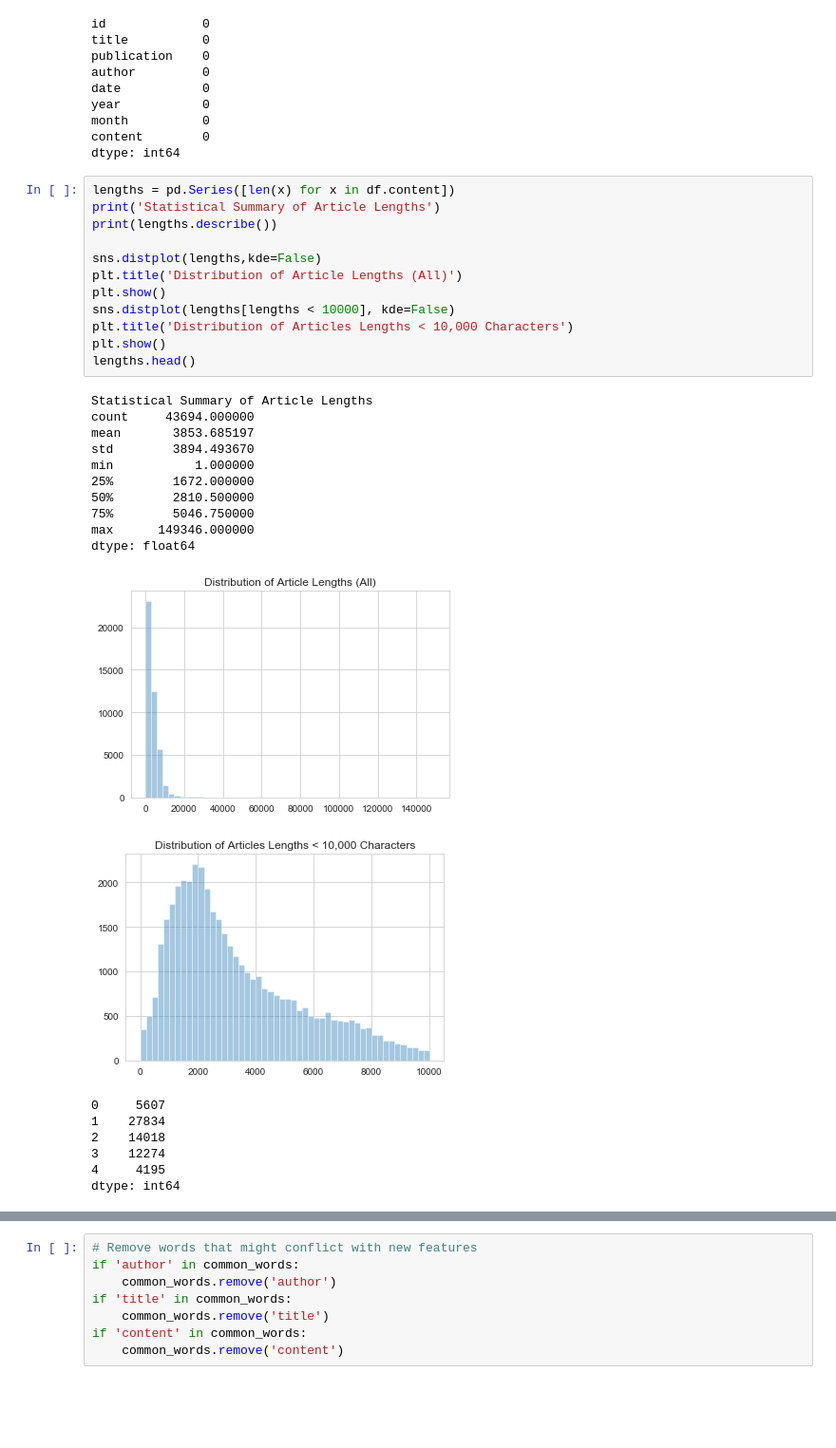
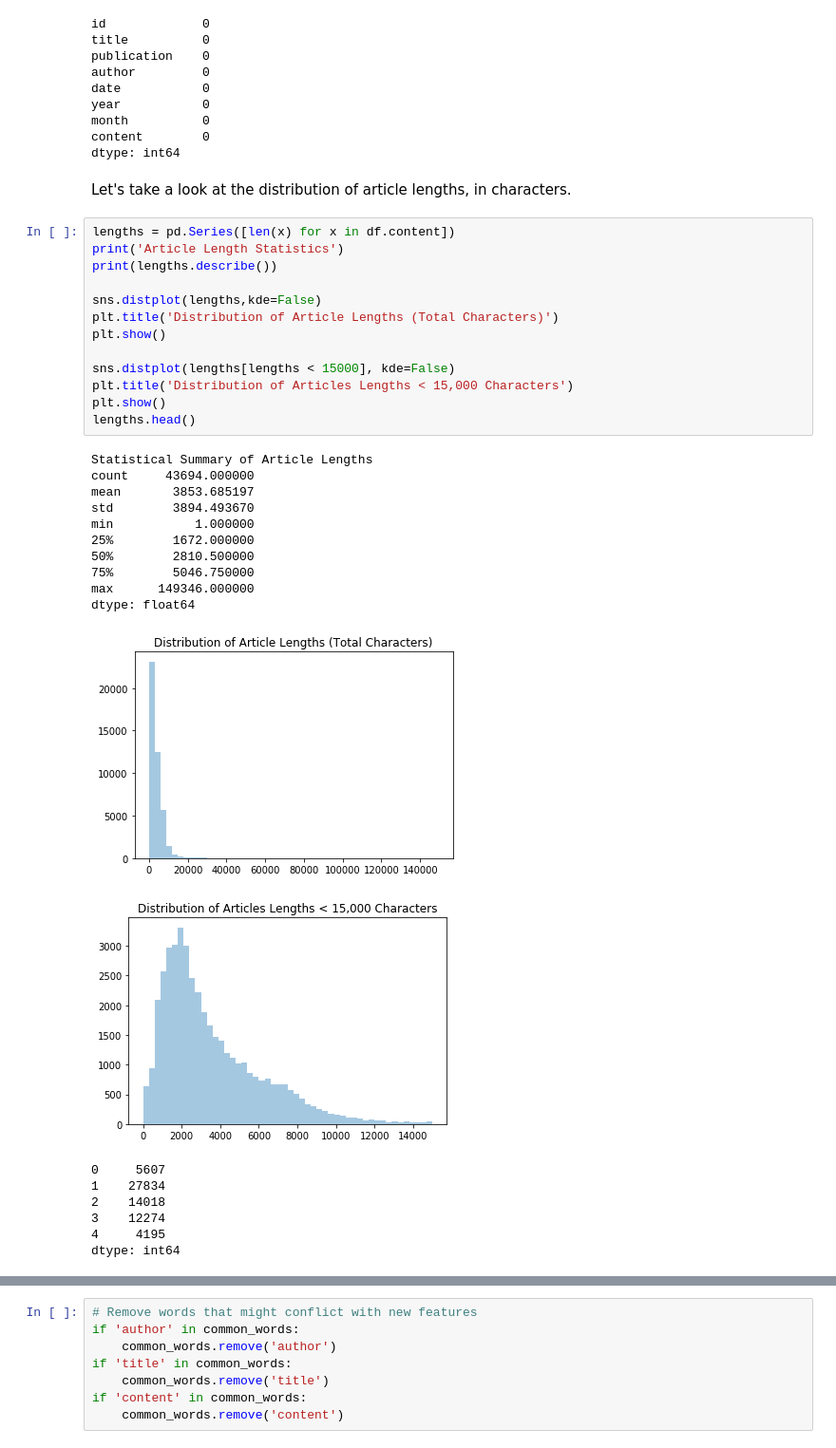
Before and after one commit to rakeshbhatia/thinkful, a Jupyter notebook: 4.5.1 Unsupervised Learning Capstone.ipynb, the cells around one changed output, grey strips where cells are left out. Shown: that part at 95% size. Saved outputs shown, nothing was run; the diff lists cells and outputs as text; blank space fills up the shorter version.

```diff
--- a/4.5.1 Unsupervised Learning Capstone.ipynb
+++ b/4.5.1 Unsupervised Learning Capstone.ipynb
@@ -136,31 +143,34 @@ year           0
 month          0
 content        0
 dtype: int64
+# %% [markdown]
+Let's take a look at the distribution of article lengths, in characters.
 # %%
 lengths = pd.Series([len(x) for x in df.content])
-print('Statistical Summary of Article Lengths')
+print('Article Length Statistics')
 print(lengths.describe())
 
 sns.distplot(lengths,kde=False)
-plt.title('Distribution of Article Lengths (All)')
+plt.title('Distribution of Article Lengths (Total Characters)')
 plt.show()
-sns.distplot(lengths[lengths < 10000], kde=False)
-plt.title('Distribution of Articles Lengths < 10,000 Characters')
+
+sns.distplot(lengths[lengths < 15000], kde=False)
+plt.title('Distribution of Articles Lengths < 15,000 Characters')
 plt.show()
 lengths.head()
 # %% [output]
 Statistical Summary of Article Lengths
 count     43694.000000
 mean       3853.685197
 std        3894.493670
 min           1.000000
 25%        1672.000000
 50%        2810.500000
 75%        5046.750000
 max      149346.000000
 dtype: float64
-[figure, old version]
+[figure, new version]
-[figure, old version]
+[figure, new version]
 0     5607
 1    27834
 2    14018
```
Also changed, not shown: parts of 63 cells of this notebook.
